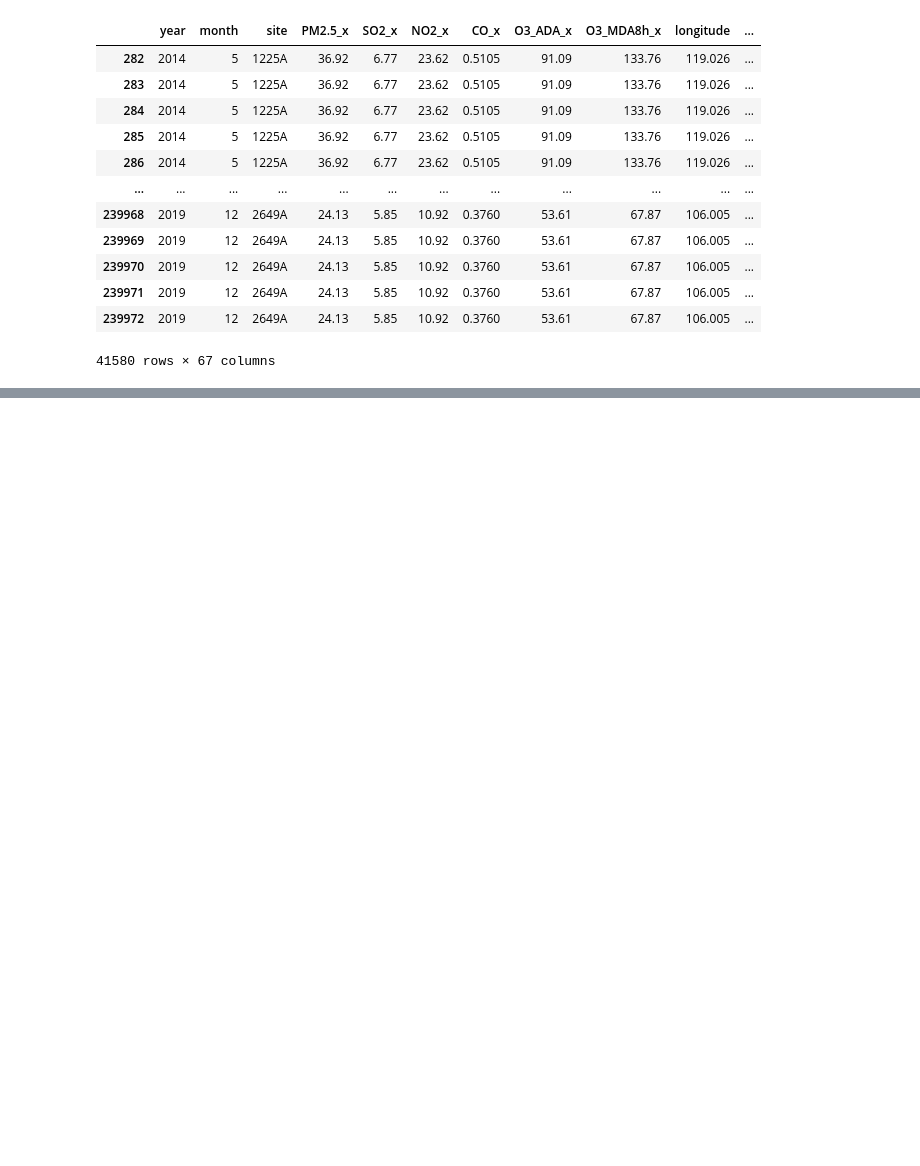
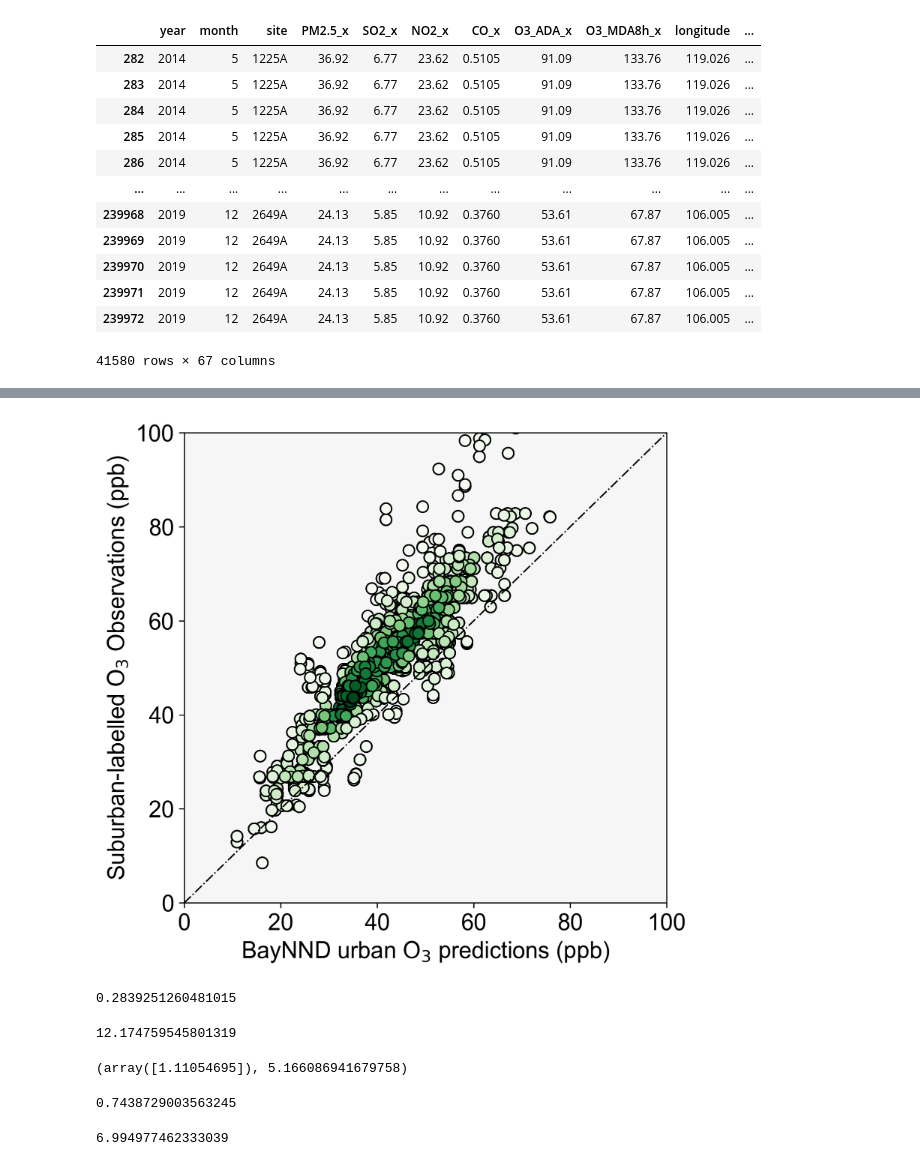
Before and after one commit to csuen27/ozone-mortality, a Jupyter notebook: Extended Analyses/china_urban-rural_validation.ipynb, the cells around one changed output, grey strips where cells are left out. Cells and saved outputs as stored; diff of their text form; code cells hidden in the pictures; blank space fills up the shorter version.

```diff
--- a/Extended Analyses/china_urban-rural_validation.ipynb
+++ b/Extended Analyses/china_urban-rural_validation.ipynb
@@ -485,0 +578,3 @@ data_rural
+# %%
+data_rural_2['NMB'] = (data_rural_2['O3_MDA8_rural_pred2']*1.015 - data_rural_2['O3_MDA8_rural_pred4'])/data_rural_2['O3_MDA8_rural_pred4']
+data_rural_2['NMB'].describe()
@@ -485,0 +591,53 @@ data_rural
+# %%
+x_suburban = data_rural_2['O3_MDA8_rural_pred3']*0.965
+y_suburban = data_rural_2['O3_MDA8_rural_pred2']
+
+xy_suburban = np.vstack([x_suburban, y_suburban])
+z_suburban = gaussian_kde(xy_suburban)(xy_suburban)
+# %%
+rcParams['font.family'] = 'sans-serif'
+rcParams['font.sans-serif'] = ['Arial']
+
+fig, ax = plt.subplots(figsize = [6,6], dpi = 300)
+ax.plot([0,1],[0,1], transform=ax.transAxes, color='black', lw=1, linestyle='-.')
+cax = ax.scatter(x_suburban, y_suburban, c=z_suburban, s=60, marker='o', edgecolor='black', facecolor='goldenrod', cmap='Greens')
+
+plt.xticks(fontsize = 16)
+plt.yticks(fontsize = 16)
+plt.xlim((0,100))
+plt.ylim((0,100))
+
+plt.xlabel("BayNND urban O${_3}$ predictions (ppb)", fontsize = 16)
+plt.ylabel("Suburban-labelled O${_3}$ Observations (ppb)", fontsize = 16)
+
+ax1=plt.gca()
+ax1.patch.set_facecolor("gainsboro")
+ax1.patch.set_alpha(0.25)
+
+#plt.savefig("china-rural-validation.pdf", format="pdf", bbox_inches="tight")
+# %% [output]
+[figure, added]
+# %%
+R2(data_rural_2['O3_MDA8_rural_pred3'],data_rural_2['O3_MDA8_rural_pred2'])
+# %% [output]
+0.2839251260481015
+# %%
+np.sqrt(MSE(data_rural_2['O3_MDA8_rural_pred3']*0.965,data_rural_2['O3_MDA8_rural_pred2']))
+# %% [output]
+12.174759545801319
+# %%
+LRM = LinearR()
+X = data_rural_2[['O3_MDA8_rural_pred3']]*0.965
+y = data_rural_2['O3_MDA8_rural_pred2']
+LRM.fit(X,y).coef_,LRM.fit(X,y).intercept_
+# %% [output]
+(array([1.11054695]), 5.166086941679758)
+# %%
+pred = LRM.predict(X)
+R2(pred, data_rural_2['O3_MDA8_rural_pred2'])
+# %% [output]
+0.7438729003563245
+# %%
+np.sqrt(MSE(pred, data_rural_2['O3_MDA8_rural_pred2']))
+# %% [output]
+6.994977462333039
```
Also changed, not shown: parts of 38 cells of this notebook, 3 other files.
